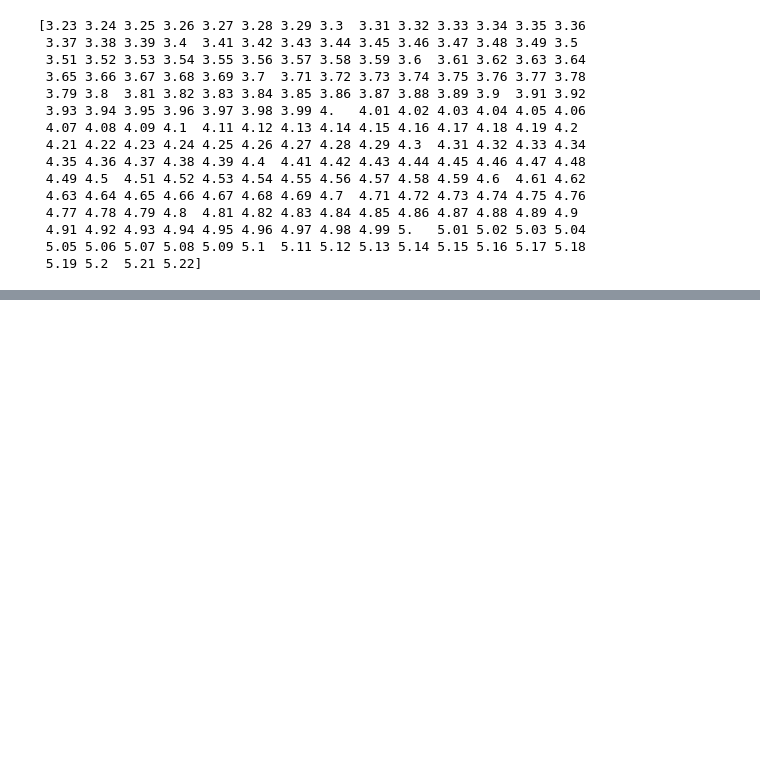
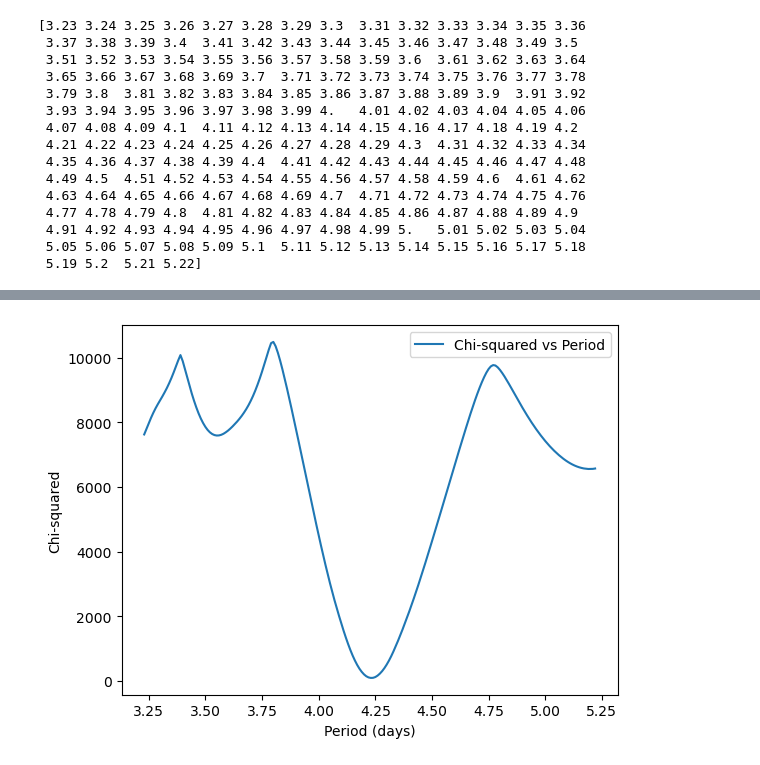
Before and after one commit to TapWhite/ALOP-2, a Jupyter notebook: problems.ipynb, the cells around one changed output, grey strips where cells are left out. Drawn from its saved outputs; the diff is of its cells as text; code cells hidden in the pictures; blank space fills up the shorter version.

```diff
--- a/problems.ipynb
+++ b/problems.ipynb
@@ -83,7 +67,7 @@ def chi_squared(data, data_uncertainty, model):
     return np.sum(((data - model)/ data_uncertainty)**2)
 
 
-def vrad(t,P, K, f, f0, v0):
+def vrad(t,P, K, f0, v0):
     return K * np.sin(2 * np.pi * (t/P - f0)) + v0
 
 delta_P = 1
@@ -91,14 +75,14 @@ P_values = np.arange(P_guess - delta_P, P_guess + delta_P, 0.01)
 print(P_values)
 
 delta_K = 10
-K_values = np.arange(K_guess - delta_K, K_guess + delta_K, 0.01)
+K_values = np.arange(K_guess - delta_K, K_guess + delta_K, 1)
 
 
 f0_values = np.arange(0, 1, 0.01)
 
 v0_guess = 0
 delta_v0 = 10
-v0_values = np.arange(v0_guess - delta_v0, v0_guess + delta_v0, 0.01)
+v0_values = np.arange(v0_guess - delta_v0, v0_guess + delta_v0, 1)
 # %% [output]
 [3.23 3.24 3.25 3.26 3.27 3.28 3.29 3.3  3.31 3.32 3.33 3.34 3.35 3.36
  3.37 3.38 3.39 3.4  3.41 3.42 3.43 3.44 3.45 3.46 3.47 3.48 3.49 3.5
@@ -115,3 +99,86 @@ v0_values = np.arange(v0_guess - delta_v0, v0_guess + delta_v0, 0.01)
  4.91 4.92 4.93 4.94 4.95 4.96 4.97 4.98 4.99 5.   5.01 5.02 5.03 5.04
  5.05 5.06 5.07 5.08 5.09 5.1  5.11 5.12 5.13 5.14 5.15 5.16 5.17 5.18
  5.19 5.2  5.21 5.22]
+# %%
+from tqdm import tqdm
+
+# Extract columns from data for convenience
+time = data["JD"].values
+vrad_obs = data["vrad"].values
+vrad_uncertainty = data["vrad_uncertainty"].values
+
+print(time, vrad_obs, vrad_uncertainty)
+# Array to store minimum chi-squared values for each P
+chi2_min_per_P = []
+
+# Loop over values of P to find the one with the minimum chi-squared
+for P in tqdm(P_values, desc="Searching Periods (P)", leave=True):
+    chi2_min = float('inf')
+    for K in K_values:
+        for f0 in f0_values:
+            for v0 in v0_values:
+                # Calculate the model vrad for current parameters
+                model = vrad(time, P, K, f0, v0)
+                # Calculate chi-squared for this model
+                chi2 = chi_squared(vrad_obs, vrad_uncertainty, model)
+                # Check if this chi-squared is the lowest found so far for this P
+                if chi2 < chi2_min:
+                    chi2_min = chi2
+    chi2_min_per_P.append(chi2_min)
+
+# Plot chi-squared as a function of P
+plt.plot(P_values, chi2_min_per_P, label="Chi-squared vs Period")
+plt.xlabel("Period (days)")
+plt.ylabel("Chi-squared")
+plt.legend()
+plt.show()
+
+
+# Find the period with the minimum chi-squared value
+best_P_index = np.argmin(chi2_min_per_P)
+best_P = P_values[best_P_index]
+
+# Refine around best_P by searching in a narrower range
+fine_P_values = np.arange(best_P - 0.1, best_P + 0.1, 0.001)
+fine_chi2_min_per_P = []
+best_K, best_f0, best_v0, min_chi2 = None, None, None, float('inf')
+
+# Refined search with progress bar
+for P in tqdm(fine_P_values, desc="Refining Best Period", leave=True):
+    for K in K_values:
+        for f0 in f0_values:
+            for v0 in v0_values:
+                model = vrad(time, P, K, f0, v0)
+                chi2 = chi_squared(vrad_obs, vrad_uncertainty, model)
+
+                if chi2 < min_chi2:
+                    min_chi2 = chi2
+                    best_P, best_K, best_f0, best_v0 = P, K, f0, v0
+    fine_chi2_min_per_P.append(min_chi2)
+
+# Plot fine search results for chi-squared vs. period
+plt.plot(fine_P_values, fine_chi2_min_per_P, label="Fine Chi-squared vs Period")
+plt.xlabel("Period (days)")
+plt.ylabel("Chi-squared")
+plt.legend()
+plt.show()
+
+# Final plot: observed vs model
+phases = (time / best_P - best_f0) % 1  # Phase folding
+best_model = vrad(time, best_P, best_K, best_f0, best_v0)
+
+plt.scatter(phases, vrad_obs, label="Observed data")
+plt.plot(phases, best_model, label="Best-fit model", color="red")
+plt.xlabel("Phase")
+plt.ylabel("Radial Velocity [m/s]")
+plt.legend()
+plt.show()
+
+# Print best-fitting parameters
+print("Best-fitting parameters:")
+print(f"Period (P): {best_P} days")
+print(f"Semi-amplitude (K): {best_K} m/s")
+print(f"Phase offset (f0): {best_f0}")
+print(f"Systemic velocity (v0): {best_v0} m/s")
+print(f"Minimum Chi-squared: {min_chi2}")
+# %% [output]
@@ -117,0 +202 @@ v0_values = np.arange(v0_guess - delta_v0, v0_guess + delta_v0, 0.01)
+[figure, added]
```
Also changed, not shown: parts of 2 cells of this notebook, 2 other files.
